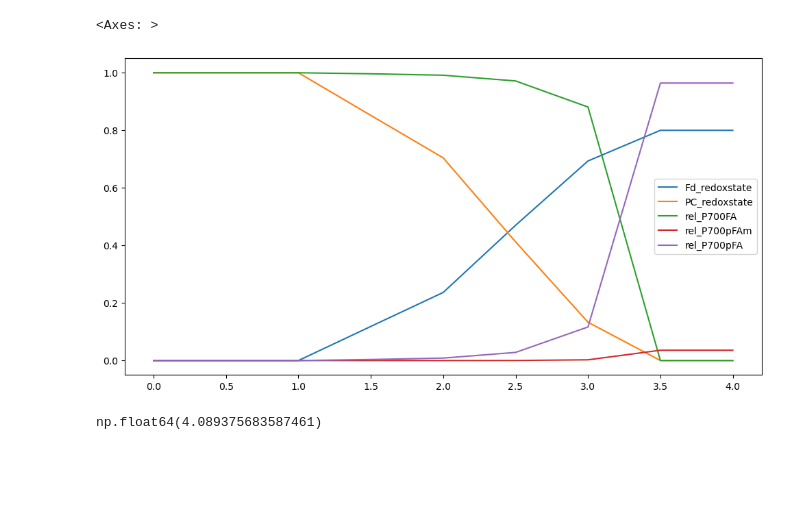
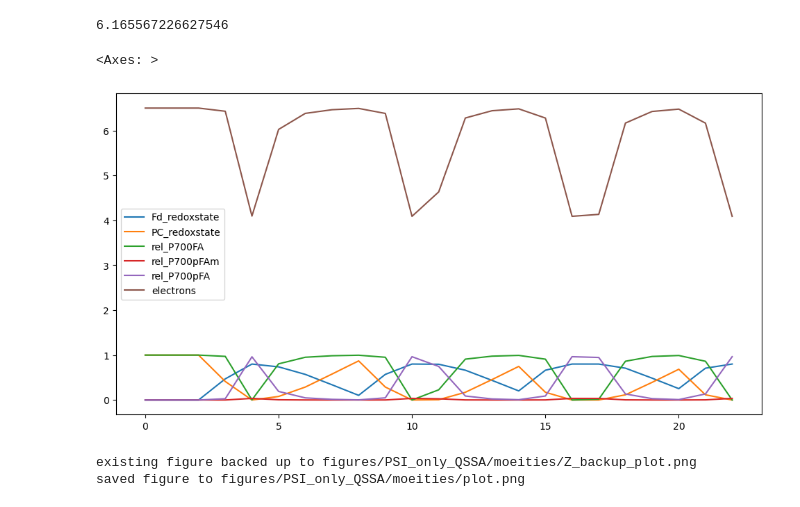
Before and after one commit to A-Potthoff/QTB_modeling, a Jupyter notebook: analyses/check_moeity_violations_of_PSI_models.ipynb, the cells around one changed output. Drawn from its saved outputs; the diff is of its cells as text; code cells hidden in the pictures; blank space fills up the shorter version.

Commit message:
prep electron error tracking PSI only model QSSA

```diff
--- a/analyses/check_moeity_violations_of_PSI_models.ipynb
+++ b/analyses/check_moeity_violations_of_PSI_models.ipynb
@@ -23,12 +30,12 @@ y0 = {'P700FA': 2.5, # all PSI in ground state
 # %%
 s = Simulator(m)
 # %%
-s.initialise(y0)
+# s.initialise(y0)
 
-s.update_parameter("pfd", 0)
+# s.update_parameter("pfd", 0)
 
-_ = s.simulate(t_end = 1, steps = 2)
+# _ = s.simulate(t_end = 1, steps = 2)
 
-s.update_parameter("pfd", 10)
+# s.update_parameter("pfd", 10)
 
-_ = s.simulate(t_end = 4, steps = 6)
+# _ = s.simulate(t_end = 4, steps = 6)
@@ -62,0 +66,10 @@ DeprecationWarning: Conversion of an array with ndim > 0 to a scalar is deprecat
+# %%
+#alternative:
+
+s.initialise(y0)
+
+for i, pfds in enumerate([0]+[2,-0.78,-1]*4):
+    s.update_parameter("pfd", pfds)
+    _ = s.simulate(t_end = (i+1)*2, steps = 2)
+
+results = s.get_full_results_df()
@@ -63,23 +78,29 @@ DeprecationWarning: Conversion of an array with ndim > 0 to a scalar is deprecat
+# %%
+
+def electron_moeity(Fd, PC, P700FA, P700pFAm, P700pFA):
+    return (5-Fd)*1 + (4-PC)*1 + 1*P700FA + 1*P700pFAm + 0*P700pFA
+
+t_point2check = 18
+
+print(electron_moeity(**dict(results.loc[t_point2check,["Fd", "PC", "P700FA", "P700pFAm", "P700pFA"]])))
+
+electrons = [electron_moeity(**dict(results.loc[t_point2check,["Fd", "PC", "P700FA", "P700pFAm", "P700pFA"]])) for t_point2check in results.index]
+# %% [output]
+6.165567226627546
 # %%
-results = s.get_full_results_df()
-results.loc[:,["Fd_redoxstate", "PC_redoxstate", "rel_P700FA", "rel_P700pFAm", "rel_P700pFA"]].plot(figsize=(12, 6))
+results["electrons"] = electrons
+
+fig, ax = plt.subplots()
+results.loc[:,["Fd_redoxstate", "PC_redoxstate", "rel_P700FA", "rel_P700pFAm", "rel_P700pFA", "electrons"
+                #"e_tot"
+                ]].plot(ax=ax, figsize=(12, 6))
 # %% [output]
 <Axes: >
-[figure, old version]
+[figure, new version]
+# %%
+save_fig(fig, model, "moeities", f"plot")
+# %% [output]
+existing figure backed up to figures/PSI_only_QSSA/moeities/Z_backup_plot.png
+saved figure to figures/PSI_only_QSSA/moeities/plot.png
 # %%
 # results.loc[:,["Fd", "PC", "P700FA", "P700pFAm", "P700pFA"]]
-# %%
-# def electron_moeity(Fd, PC, P700FA, P700pFAm, P700FAm, P700pFA):
-#     return (5-Fd)*1 + (4-PC)*1 + 1*P700FA + 1*P700pFAm + 1*P700FAm + 0*P700pFA
-
-# electron_moeity(**dict(results.loc[4,["Fd", "PC", "P700FA", "P700pFAm", "P700FAm", "P700pFA"]]))
-
-
-def electron_moeity(Fd, PC, P700FA, P700pFAm, P700pFA):
-    return (5-Fd)*1 + (4-PC)*1 + 1*P700FA + 1*P700pFAm + 0*P700pFA
-
-t_point2check = 4
-
-electron_moeity(**dict(results.loc[t_point2check,["Fd", "PC", "P700FA", "P700pFAm", "P700pFA"]]))
-# %% [output]
-np.float64(4.089375683587461)
```
Also changed, not shown: parts of 7 cells of this notebook, 1 other file.
